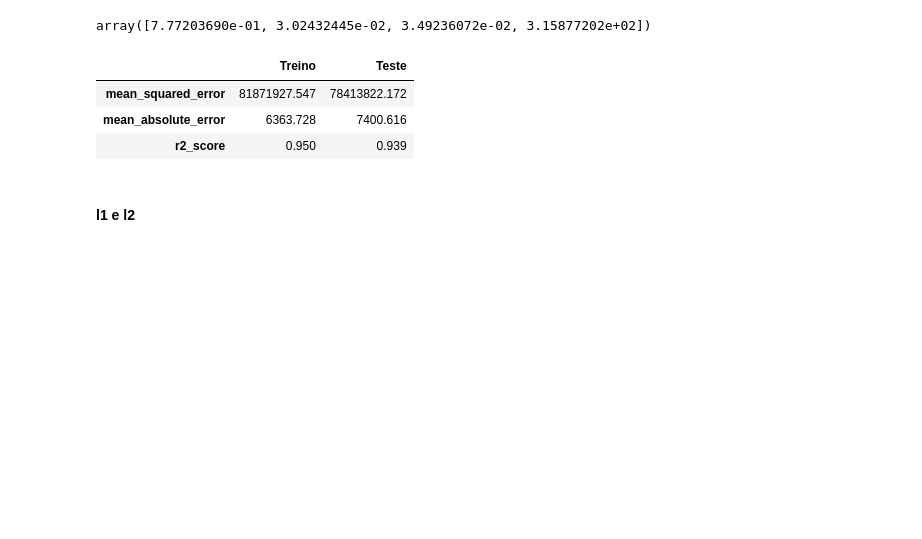
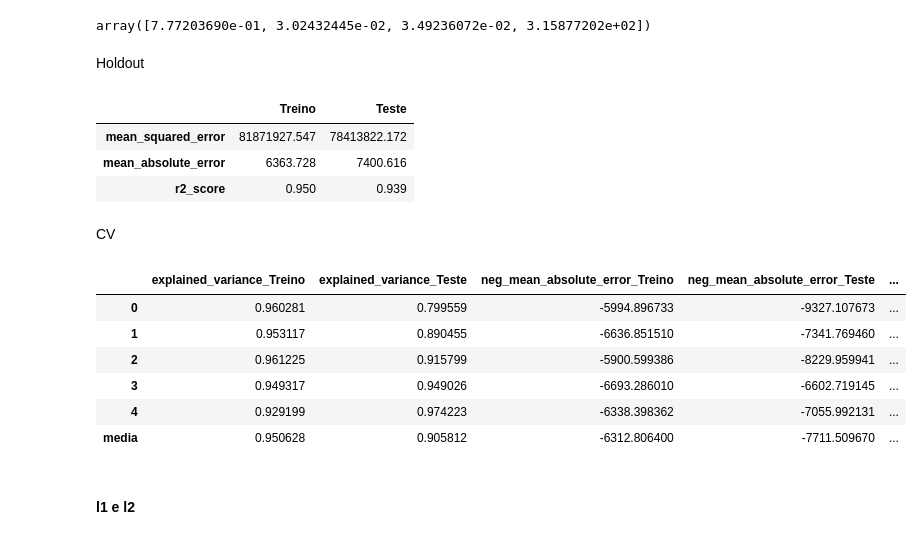
Before and after one commit to AmandaMMFunabashi/Python-Template-for-Data-Analysis, a Jupyter notebook: Data Analysis Template/Data_Analysis_Regression.ipynb, the cells around one changed output. Saved outputs shown, nothing was run; the diff lists cells and outputs as text; code cells hidden in the pictures; blank space fills up the shorter version.

```diff
--- a/Data Analysis Template/Data_Analysis_Regression.ipynb
+++ b/Data Analysis Template/Data_Analysis_Regression.ipynb
@@ -144,8 +144,8 @@ X_norm = pd.DataFrame(nscaler.transform(X_encoded), columns = X_encoded.columns)
 #### Train Test Split
 # %%
 #escolha do X
-#X_preped = X_stds
-X_preped = X_le
+X_preped = X_stds
+#X_preped = X_le
 # %%
 X_train, X_test, y_train, y_test = train_test_split(X_preped, y, test_size = 0.2, random_state = 0)
 # %%
@@ -235,6 +235,8 @@ array([[94973.48038961]])
 lin_reg.coef_
 # %% [output]
 array([7.77203690e-01, 3.02432445e-02, 3.49236072e-02, 3.15877202e+02])
+# %% [markdown]
+Holdout
 # %%
 reg_results_holdout(lin_reg, X_train, y_train, X_test, y_test)
 # %% [output]
@@ -242,6 +244,18 @@ reg_results_holdout(lin_reg, X_train, y_train, X_test, y_test)
 | mean_squared_error | 81871927.547 | 78413822.172 |
 | mean_absolute_error | 6363.728 | 7400.616 |
 | r2_score | 0.950 | 0.939 |
+# %% [markdown]
+CV
+# %%
+reg_results_cv(lin_reg, X_train, y_train, cv_kfold)
+# %% [output]
+|  | explained_variance_Treino | explained_variance_Teste | neg_mean_absolute_error_Treino | neg_mean_absolute_error_Teste | ... |
+| 0 | 0.960281 | 0.799559 | -5994.896733 | -9327.107673 | ... |
+| 1 | 0.953117 | 0.890455 | -6636.851510 | -7341.769460 | ... |
+| 2 | 0.961225 | 0.915799 | -5900.599386 | -8229.959941 | ... |
+| 3 | 0.949317 | 0.949026 | -6693.286010 | -6602.719145 | ... |
+| 4 | 0.929199 | 0.974223 | -6338.398362 | -7055.992131 | ... |
+| media | 0.950628 | 0.905812 | -6312.806400 | -7711.509670 | ... |
 # %% [markdown]
 #### l1 e l2
 # %% [markdown]
```
Also changed, not shown: parts of 35 cells of this notebook, 1 other file.
